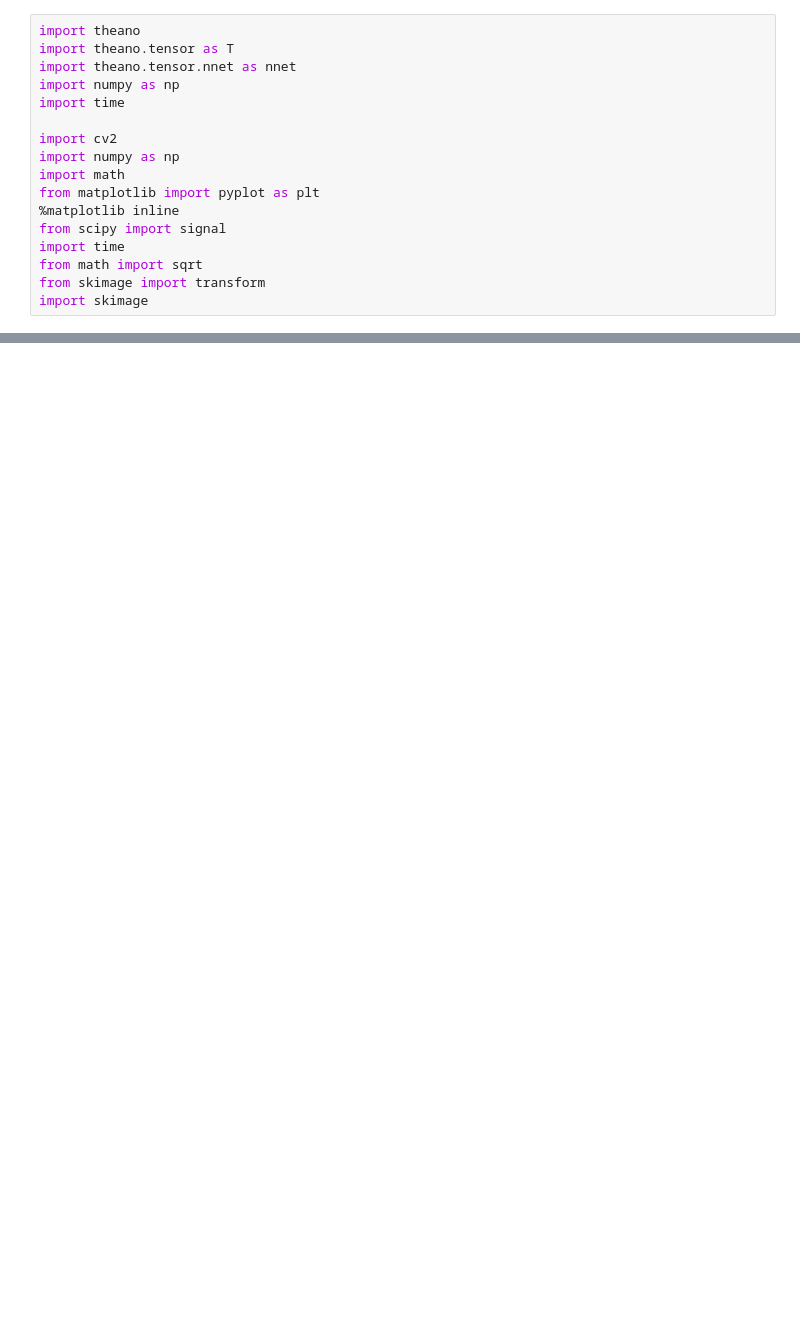
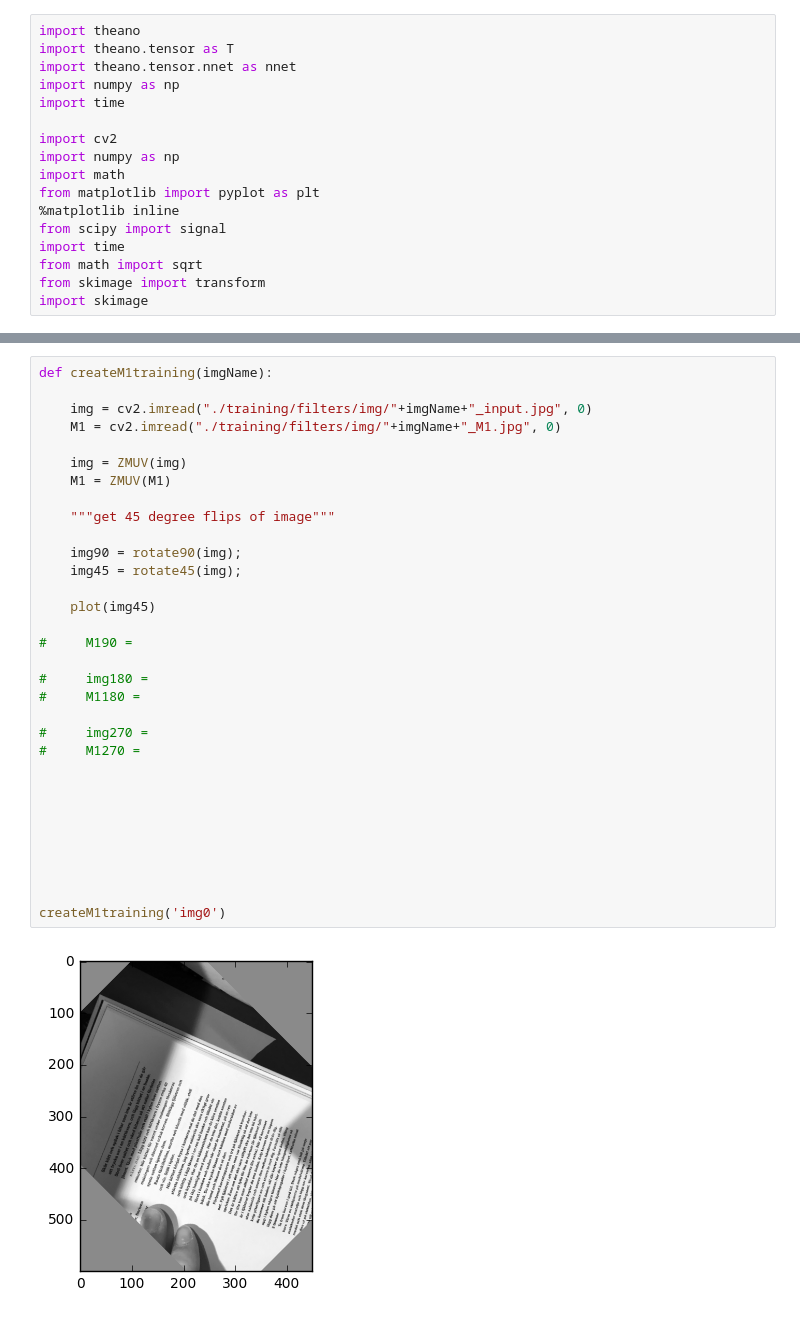
Before and after one commit to olaroos/textrec, a Jupyter notebook: processTrainingData.ipynb, the cells around one changed output, grey strips where cells are left out. Cells and saved outputs as stored; diff of their text form; blank space fills up the shorter version.

Commit message:
started writing functions to rotate image of filter

```diff
--- a/processTrainingData.ipynb
+++ b/processTrainingData.ipynb
@@ -75,3 +100,37 @@ def M1window(M1):
 
 
 training_data = createTrainingdata('./trainingSet/train1')
+# %%
+def createM1training(imgName):
+
+    img = cv2.imread("./training/filters/img/"+imgName+"_input.jpg", 0)
+    M1 = cv2.imread("./training/filters/img/"+imgName+"_M1.jpg", 0)
+
+    img = ZMUV(img)
+    M1 = ZMUV(M1)
+
+    """get 45 degree flips of image"""
+
+    img90 = rotate90(img);
+    img45 = rotate45(img);
+
+    plot(img45)
+
+#     M190 =
+
+#     img180 =
+#     M1180 =
+
+#     img270 =
+#     M1270 =
+
+
+
+
+
+
+
+
+createM1training('img0')
+# %% [output]
+[figure, added]
```
Also changed, not shown: parts of 1 cell of this notebook, 3 other files.
